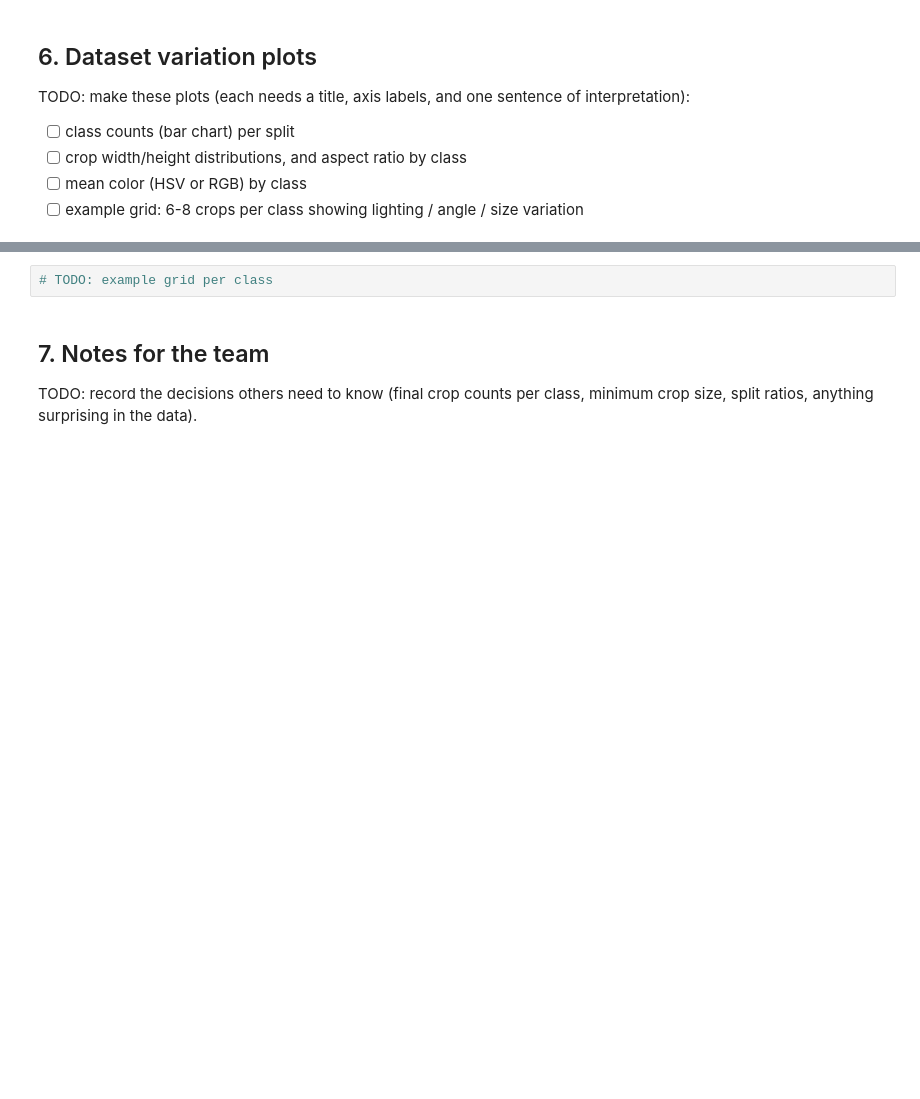
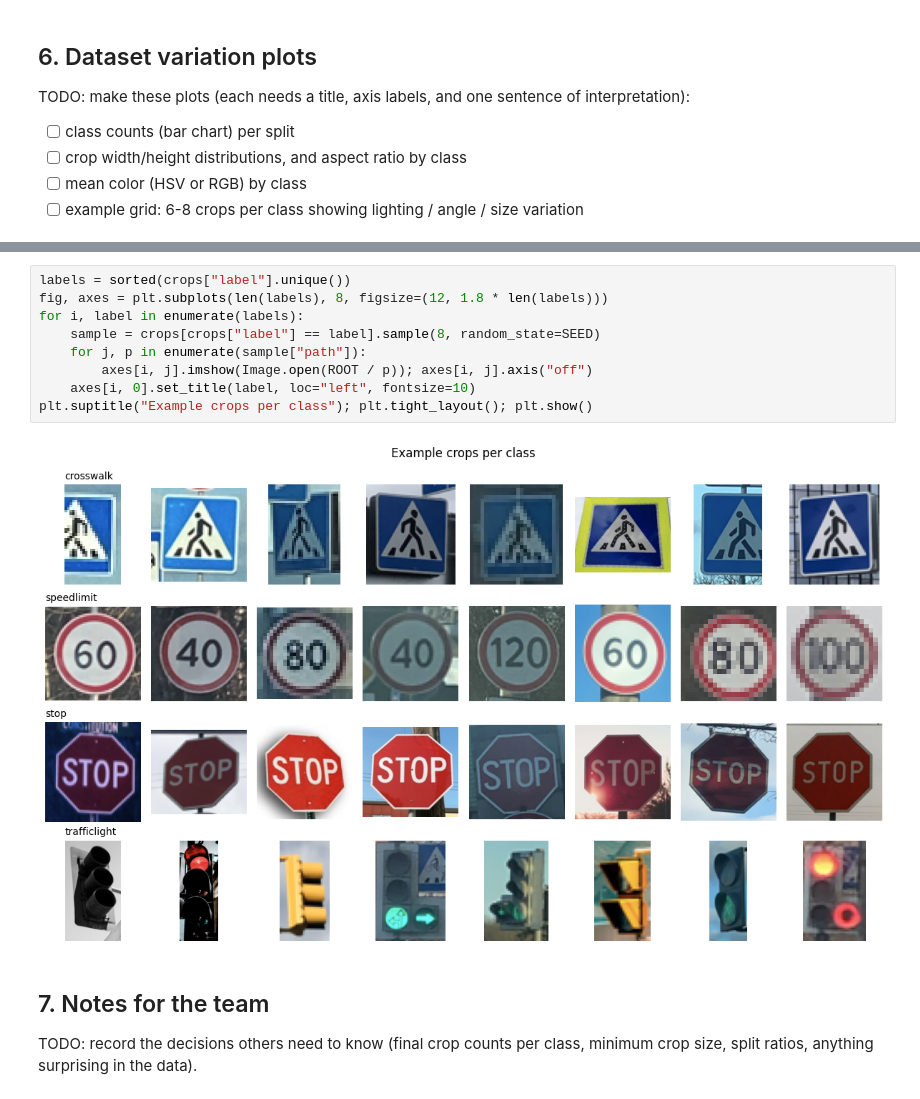
Before and after one commit to theyogurt/DATASCI281_ComputerVision---FINAL_PROJECT_ROAD_SIGN_CLASSIFIER, a Jupyter notebook: notebooks/01_data_prep_and_eda.ipynb, the cells around one changed output, grey strips where cells are left out. Cells and saved outputs as stored; diff of their text form; blank space fills up the shorter version.

```diff
--- a/notebooks/01_data_prep_and_eda.ipynb
+++ b/notebooks/01_data_prep_and_eda.ipynb
@@ -99,5 +213,14 @@ TODO: make these plots (each needs a title, axis labels, and one sentence of int
 # %%
-# TODO: example grid per class
+labels = sorted(crops["label"].unique())
+fig, axes = plt.subplots(len(labels), 8, figsize=(12, 1.8 * len(labels)))
+for i, label in enumerate(labels):
+    sample = crops[crops["label"] == label].sample(8, random_state=SEED)
+    for j, p in enumerate(sample["path"]):
+        axes[i, j].imshow(Image.open(ROOT / p)); axes[i, j].axis("off")
+    axes[i, 0].set_title(label, loc="left", fontsize=10)
+plt.suptitle("Example crops per class"); plt.tight_layout(); plt.show()
+# %% [output]
+[figure, added]
 # %% [markdown]
 ## 7. Notes for the team
 
```
Also changed, not shown: parts of 13 cells of this notebook.
